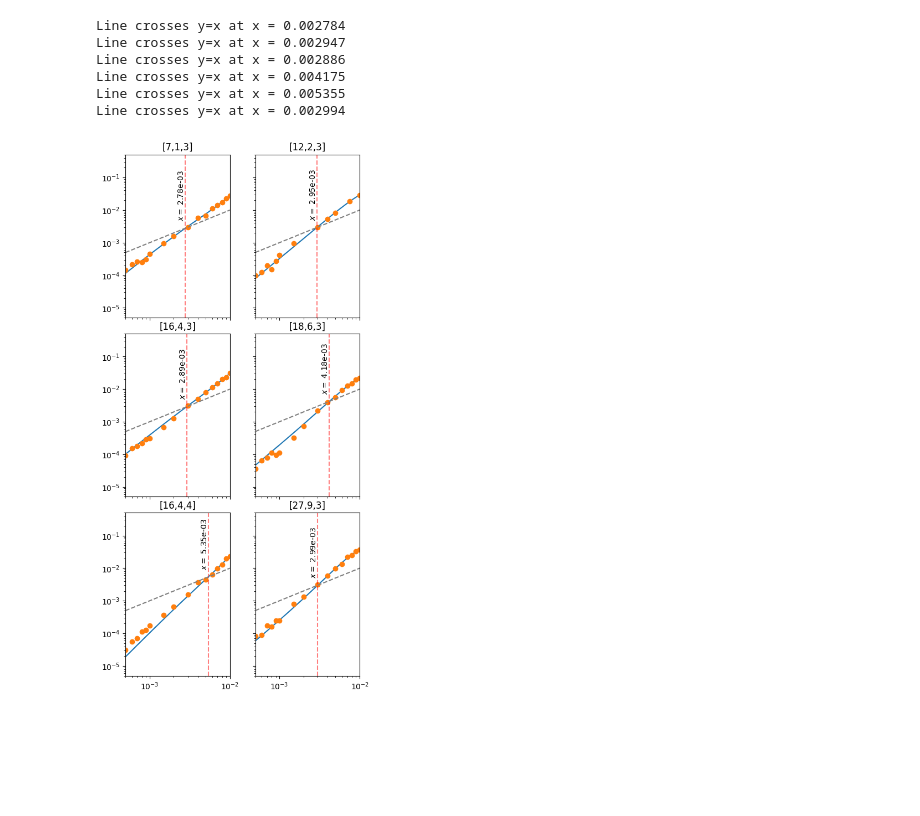
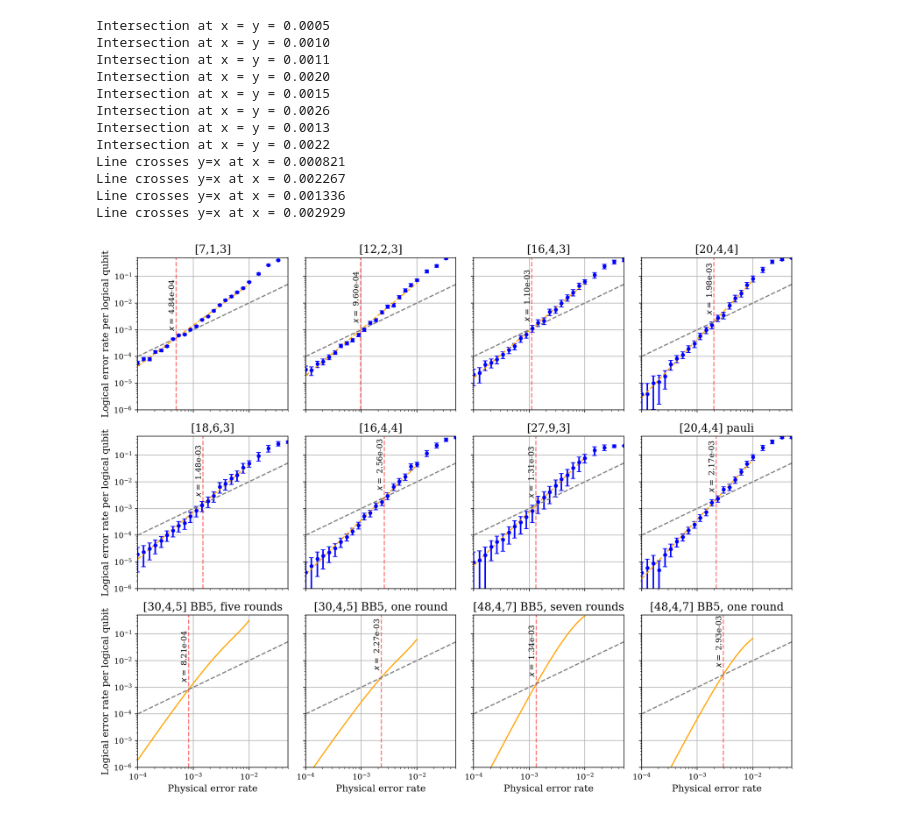
Before and after one commit to peter-janderks/small_color_codes, a Jupyter notebook: numerics/generate_plots.ipynb, the cells around one changed output. Cells and saved outputs as stored; diff of their text form; code cells hidden in the pictures; blank space fills up the shorter version.

Commit message:
update plots

```diff
--- a/numerics/generate_plots.ipynb
+++ b/numerics/generate_plots.ipynb
@@ -141,6 +89,0 @@ sinter.TaskStats(
-# %%
-fig, ax = plt.subplots()
-sinter.plot_error_rate(
-    ax=ax, stats=stats, x_func=lambda stats: stats.json_metadata['per'], filter_func=lambda stats: stats.json_metadata['basis'] == 'Z' and stats.json_metadata['code'] == '7_1_3', plot_args_func=lambda stats, curve_id: {'color': 'blue', 'label': '7_1_3 Z'})
-sinter.plot_error_rate(
-    ax=ax, stats=stats, x_func=lambda stats: stats.json_metadata['per'], filter_func=lambda stats: stats.json_metadata['basis'] == 'X' and stats.json_metadata['code'] == '7_1_3', plot_args_func=lambda stats, curve_id: {'color': 'red', 'label': '7_1_3 X'})
@@ -180,28 +192,70 @@ Line crosses y=x at x = 0.002929
+# %%
+pseudothresholds = dict()
+
+for code, n_qubits in zip(['30_4_5', '48_4_7', '7_1_3', '16_4_3', '18_6_3', '16_4_4', '27_9_3', '12_2_3', '20_4_4', '20_4_4_pauli'], [35, 54, 15, 35, 40, 38, 58, 28, 40, 40]):
+    pseudothresholds[code] = dict()
+    pseudothresholds[code]['n_qubits'] = n_qubits
 # %%
 
-
 import matplotlib.pyplot as plt
-x_min, x_max = 5e-4, 1e-2
-fig, axes = plt.subplots(3, 2, figsize=(5, 10), sharey=True, sharex=True)
+x_min, x_max = 1e-4, 5e-2
+fig, axes = plt.subplots(3, 4, figsize=(12.5, 10), sharey=True, sharex=True)
 fig.tight_layout()
 
 
-codes = [['7_1_3', '12_2_3'], ['16_4_3', '18_6_3'], ['16_4_4', '27_9_3']]
+codes = [['7_1_3', '12_2_3', '16_4_3', '20_4_4'], [
+    '18_6_3', '16_4_4', '27_9_3', '20_4_4_pauli']]
 for i, code_row in enumerate(codes):
     for j, code in enumerate(code_row):
         pseudothresholds[code]['pseudo'] = plot_code(
-            axes[i, j], code, np.linspace(0.0001, 0.01, 100))
+            axes[i, j], code, x_min=0.0001, x_max=0.01)
+
+
+pseudothresholds['30_4_5']['pseudo_d'] = plot_bb_30_4_5(
+    axes[2, 0], pers=np.linspace(0.0001, 0.01, 100), factor=5, color='orange')
+
+axes[2, 0].set_title('[30,4,5] BB5, five rounds')
+pseudothresholds['30_4_5']['pseudo'] = plot_bb_30_4_5(
+    axes[2, 1], pers=np.linspace(0.0001, 0.01, 100), factor=1, color='orange')
+axes[2, 1].set_title('[30,4,5] BB5, one round')
+
+
+pseudothresholds['48_4_7']['pseudo_d'] = plot_bb_48_4_7(
+    axes[2, 2], pers=np.linspace(0.0001, 0.01, 100), factor=7, color='orange')
+axes[2, 2].set_title("[48,4,7] BB5, seven rounds")
+pseudothresholds['48_4_7']['pseudo'] = plot_bb_48_4_7(
+    axes[2, 3], pers=np.linspace(0.0001, 0.01, 100), factor=1, color='orange')
+
+axes[2, 3].set_title("[48,4,7] BB5, one round")
 
 for ax in np.ravel(axes):
     ax.plot([x_min, x_max], [x_min, x_max], '--', color='gray')
     ax.set_xlim(x_min, x_max)
-    ax.set_ylim(5e-6, 5e-1)
+    ax.set_ylim(1e-6, 5e-1)
     ax.loglog()
+    ax.grid()
+
+for i in range(3):
+    axes[i, 0].set_ylabel('Logical error rate per logical qubit', fontsize=12)
+
+for j in range(4):
+    axes[2, j].set_xlabel('Physical error rate', fontsize=12)
+axes[1, 3].set_title('[20,4,4] pauli')
+
+fig.tight_layout()
+plt.show()
+fig.savefig('color_code_pseudothresholds.pdf')
 # %% [output]
-Line crosses y=x at x = 0.002784
-Line crosses y=x at x = 0.002947
-Line crosses y=x at x = 0.002886
-Line crosses y=x at x = 0.004175
-Line crosses y=x at x = 0.005355
-Line crosses y=x at x = 0.002994
+Intersection at x = y = 0.0005
+Intersection at x = y = 0.0010
+Intersection at x = y = 0.0011
+Intersection at x = y = 0.0020
+Intersection at x = y = 0.0015
+Intersection at x = y = 0.0026
+Intersection at x = y = 0.0013
+Intersection at x = y = 0.0022
+Line crosses y=x at x = 0.000821
+Line crosses y=x at x = 0.002267
+Line crosses y=x at x = 0.001336
+Line crosses y=x at x = 0.002929
-[figure, old version]
+[figure, new version]
```
Also changed, not shown: parts of 24 cells of this notebook, 5 other files.
